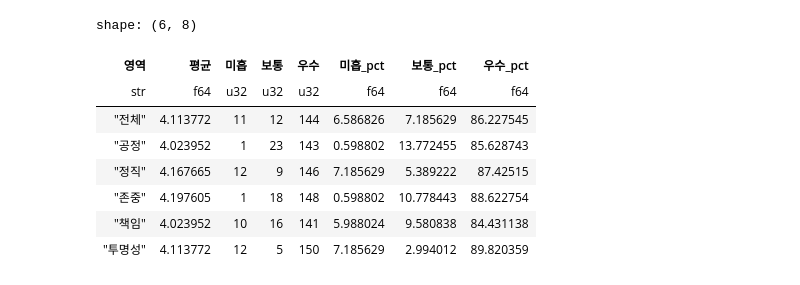
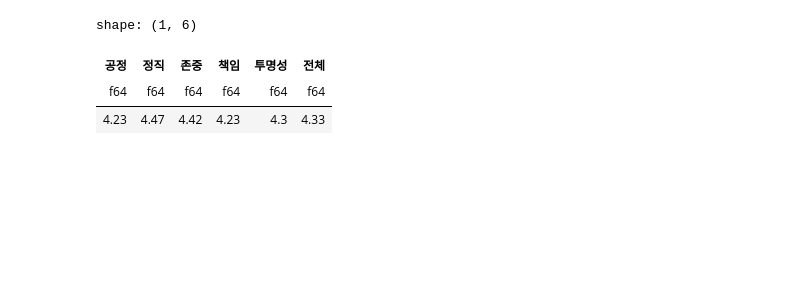
Before and after one commit to hyeonjang/KIOST, a Jupyter notebook: code/7_3years.ipynb, the cells around one changed output. Drawn from its saved outputs; the diff is of its cells as text; code cells hidden in the pictures; blank space fills up the shorter version.

```diff
--- a/code/7_3years.ipynb
+++ b/code/7_3years.ipynb
@@ -362,99 +466,41 @@ KIOST의 연구부정행위 검증이 공정한가에 대한 평가
 #
 
 research_ethics_score = pl.read_csv("data/5_1_research_ethics_score.csv")
 
 # *Q39_1: 동물실험에 대한 연구윤리
 #
 공정 = (pl.col("Q38_1") + pl.col("Q38_2") + pl.col("Q38_3") + pl.col("Q38_4")) / 4
 정직 = (pl.col("Q38_5") + pl.col("Q38_6") + pl.col("Q38_7") + pl.col("Q38_8")) / 4
 존중 = pl.when(pl.col("Q39_1").is_null()).then(
     (pl.col("Q38_9") + pl.col("Q38_10") + pl.col("Q38_11")) / 3
 ).otherwise(
     (pl.col("Q38_9") + pl.col("Q38_10") + pl.col("Q38_11") + pl.col("Q39_1")) / 4
 )
 
 책임 = (pl.col("Q38_12") + pl.col("Q38_13") + pl.col("Q38_14") + pl.col("Q38_15")) / 4
 투명성 = (pl.col("Q38_16") + pl.col("Q38_17") + pl.col("Q38_18") + pl.col("Q38_19")) / 4
 all = (공정 + 정직 + 존중 + 책임 + 투명성) / 5
 
 by_area = research_ethics_score.select([
     pl.col("ID"),
     공정.alias("공정"),
     정직.alias("정직"),
     존중.alias("존중"),
     책임.alias("책임"),
     투명성.alias("투명성"),
     all.alias("전체")
 ])
 
-
-def make_grade(column, excellent, great, good, bad):
-    return pl.when(column >= excellent).then(5).when(column >= great).then(4).when(column >= good).then(3).when(column >= bad).then(2).otherwise(1)
-
-grading_all = make_grade(pl.col("전체"), 4.70, 3.85, 3.40, 2.95)
-grading_공정 = make_grade(pl.col("공정"), 5.0, 3.75, 3.0, 2.50)
-grading_정직 = make_grade(pl.col("정직"), 5.0, 4.0, 3.5, 3.25)
-grading_존중 = make_grade(pl.col("존중"), 5.0, 3.75, 3.0, 2.25)
-grading_책임 = make_grade(pl.col("책임"), 5.0, 3.75, 3.25, 2.75)
-grading_투명성 = make_grade(pl.col("투명성"), 5.0, 3.75, 3.25, 2.75)
-
-grading = by_area.select([
-    grading_all.alias("전체_채점"),
-    grading_공정.alias("공정_채점"),
-    grading_정직.alias("정직_채점"),
-    grading_존중.alias("존중_채점"),
-    grading_책임.alias("책임_채점"),
-    grading_투명성.alias("투명성_채점"),
-])
-
-all_count = grading.group_by("전체_채점").agg(pl.count("전체_채점").alias("전체")).rename({"전체_채점": "등급"})
-공정_count = grading.group_by("공정_채점").agg(pl.count("공정_채점").alias("공정")).rename({"공정_채점": "등급"})
-정직_count = grading.group_by("정직_채점").agg(pl.count("정직_채점").alias("정직")).rename({"정직_채점": "등급"})
-존중_count = grading.group_by("존중_채점").agg(pl.count("존중_채점").alias("존중")).rename({"존중_채점": "등급"})
-책임_count = grading.group_by("책임_채점").agg(pl.count("책임_채점").alias("책임")).rename({"책임_채점": "등급"})
-투명성_count = grading.group_by("투명성_채점").agg(pl.count("투명성_채점").alias("투명성")).rename({"투명성_채점": "등급"})
-
-def check_zero_and_concat(dataframe, column_name, basis=5):
-    if dataframe.shape[0] < basis:
-        t = pl.DataFrame({"count": [1], column_name: [0]})
-        t = t.with_columns(
-            pl.col("count").cast(pl.Int32),
-            pl.col(column_name).cast(pl.UInt32),
-        )
-        return dataframe.extend(t)
-    return dataframe
-
-all_count = all_count.join(공정_count, on="등급", how="left") \
-    .join(정직_count, on="등급", how="left") \
-    .join(존중_count, on="등급", how="left") \
-    .join(책임_count, on="등급", how="left") \
-    .join(투명성_count, on="등급", how="left") \
-    .fill_null(0) \
-    .sort("등급")
-
-all_count.drop("등급").transpose(
-    include_header=True
-).rename(
-    {"column": "영역", "column_0":"1", "column_1":"2", "column_2":"3", "column_3":"4", "column_4":"5"}
-).select(
-    영역 = pl.col("영역"),
-    평균 = (pl.col("1") + pl.col("2") * 2 + pl.col("3") * 3 + pl.col("4") * 4 + pl.col("5") * 5) / (pl.col("1") + pl.col("2") + pl.col("3") + pl.col("4") + pl.col("5")),
-    미흡 = (pl.col("1") + pl.col("2")),
-    보통 = pl.col("3"),
-    우수 = (pl.col("4") + pl.col("5")),
-
-).with_columns(
-    미흡_pct = pl.col("미흡") / (pl.col("미흡") + pl.col("보통") + pl.col("우수")) * 100,
-    보통_pct = pl.col("보통") / (pl.col("미흡") + pl.col("보통") + pl.col("우수")) * 100,
-    우수_pct = pl.col("우수") / (pl.col("미흡") + pl.col("보통") + pl.col("우수")) * 100,
+by_area.mean().select(
+    pl.col("공정").round(2),
+    pl.col("정직").round(2),
+    pl.col("존중").round(2),
+    pl.col("책임").round(2),
+    pl.col("투명성").round(2),
+    pl.col("전체").round(2)
 )
 # %% [output]
-shape: (6, 8)
+shape: (1, 6)
-| 영역 | 평균 | 미흡 | 보통 | 우수 | 미흡_pct | 보통_pct | 우수_pct |
-| str | f64 | u32 | u32 | u32 | f64 | f64 | f64 |
-| "전체" | 4.113772 | 11 | 12 | 144 | 6.586826 | 7.185629 | 86.227545 |
-| "공정" | 4.023952 | 1 | 23 | 143 | 0.598802 | 13.772455 | 85.628743 |
-| "정직" | 4.167665 | 12 | 9 | 146 | 7.185629 | 5.389222 | 87.42515 |
-| "존중" | 4.197605 | 1 | 18 | 148 | 0.598802 | 10.778443 | 88.622754 |
-| "책임" | 4.023952 | 10 | 16 | 141 | 5.988024 | 9.580838 | 84.431138 |
-| "투명성" | 4.113772 | 12 | 5 | 150 | 7.185629 | 2.994012 | 89.820359 |
+| 공정 | 정직 | 존중 | 책임 | 투명성 | 전체 |
+| f64 | f64 | f64 | f64 | f64 | f64 |
+| 4.23 | 4.47 | 4.42 | 4.23 | 4.3 | 4.33 |
```
Also changed, not shown: parts of 11 cells of this notebook, 43 other files.
